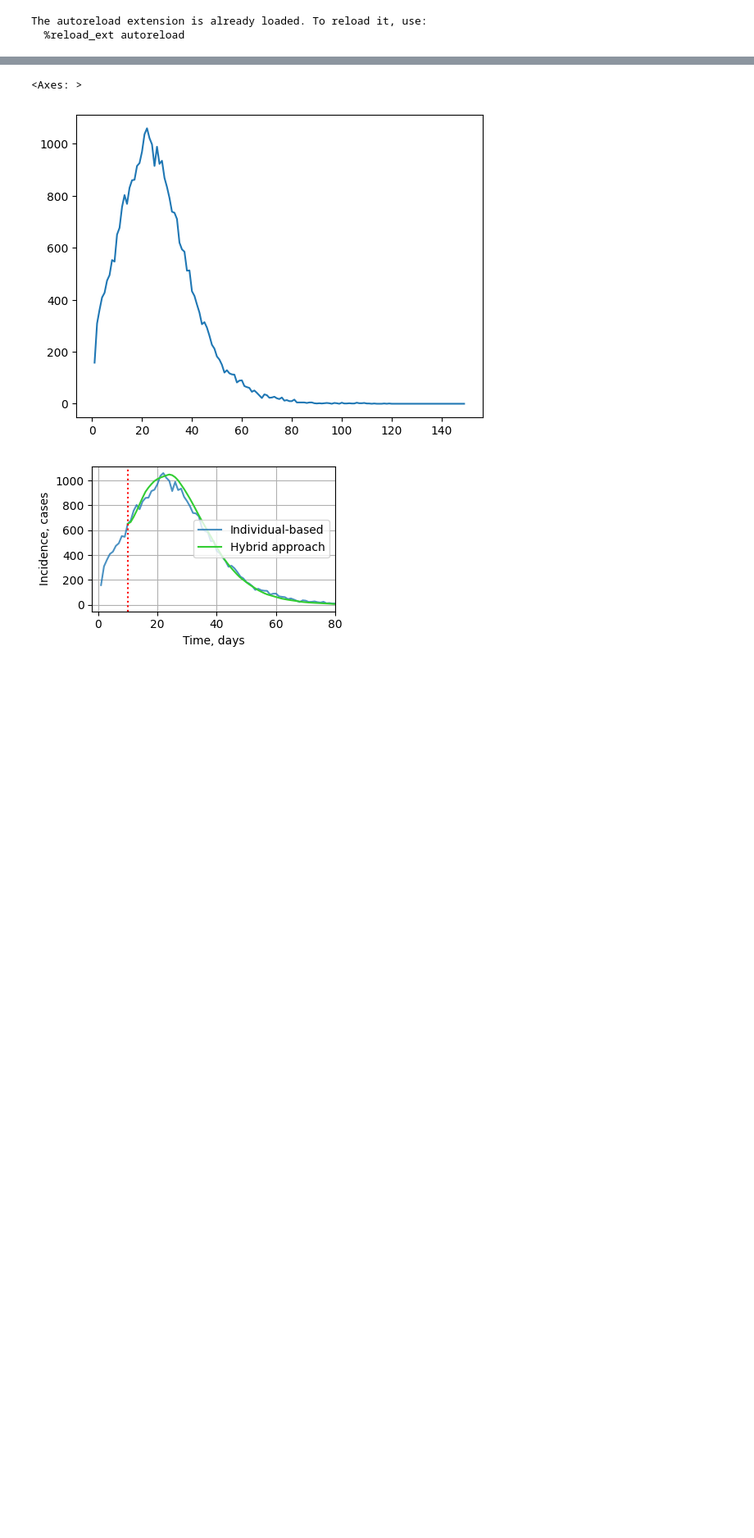
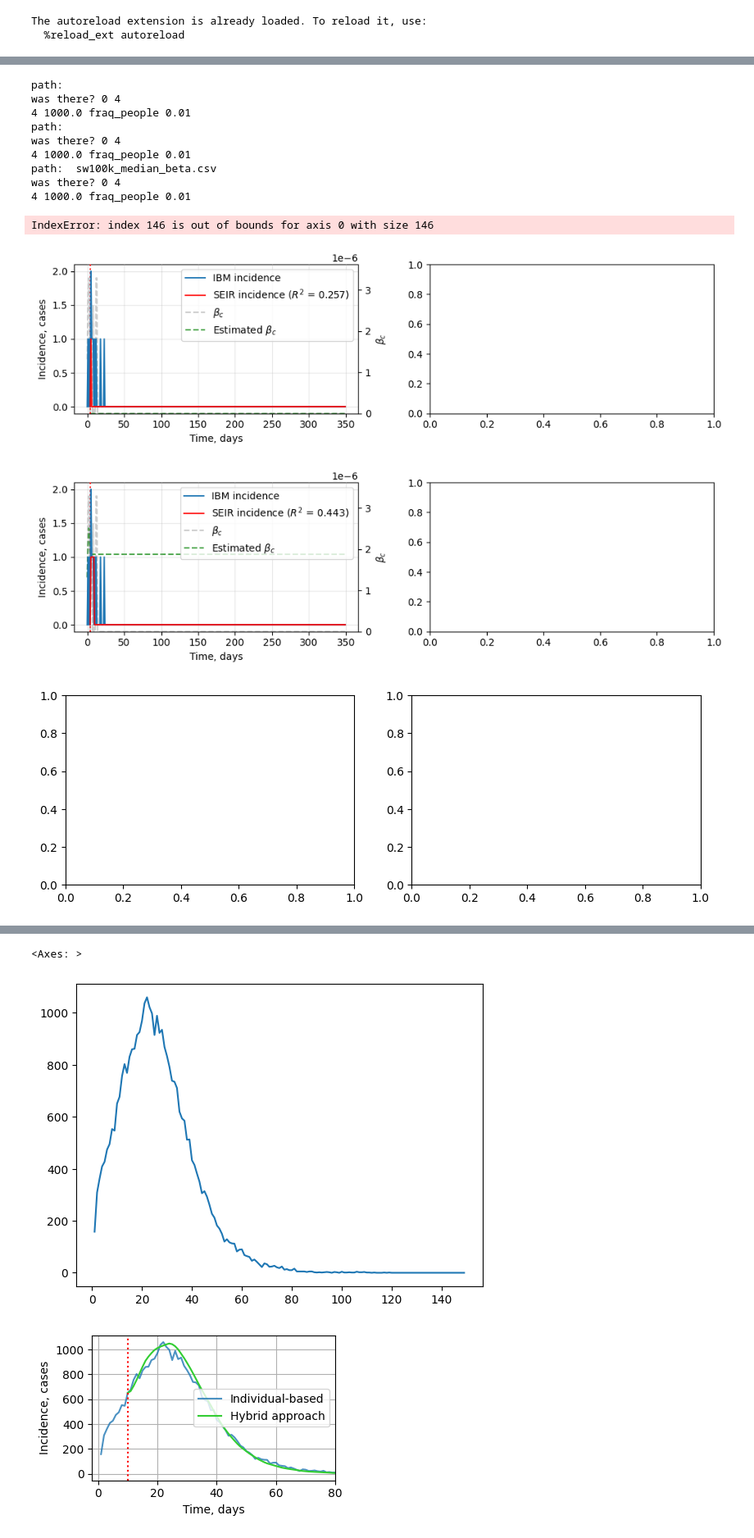
Before and after one commit to Mpkosh/network_hybrid_33, a Jupyter notebook: apply_and_see-Copy1.ipynb, the cells around one changed output, grey strips where cells are left out. Shown at 82% size. Cells and saved outputs as stored; diff of their text form; code cells hidden in the pictures; blank space fills up the shorter version.

```diff
--- a/apply_and_see-Copy1.ipynb
+++ b/apply_and_see-Copy1.ipynb
@@ -27,0 +80,23 @@ The autoreload extension is already loaded. To reload it, use:
+# %%
+k=300
+plot_hyb.apply_methods(seed_dirs="../long_sw_100000_fin/",
+              seed_numbers=sw[::10][k:k+1], on_incidence=True,
+              switch_on_incidence=False,
+              idx_s=0, idx_e=5, show_fig_flag=True,
+              is_filename=True, sigma=0.3, gamma=0.2,
+              perc_switch=.01,
+              suff_m='sw100k', suff=f'hh')
+# %% [output]
+path:
+was there? 0 4
+4 1000.0 fraq_people 0.01
+path:
+was there? 0 4
+4 1000.0 fraq_people 0.01
+path:  sw100k_median_beta.csv
+was there? 0 4
+4 1000.0 fraq_people 0.01
+IndexError: index 146 is out of bounds for axis 0 with size 146
+[figure, added]
+[figure, added]
+[figure, added]
```
Also changed, not shown: parts of 10 cells of this notebook, 6 other files.
